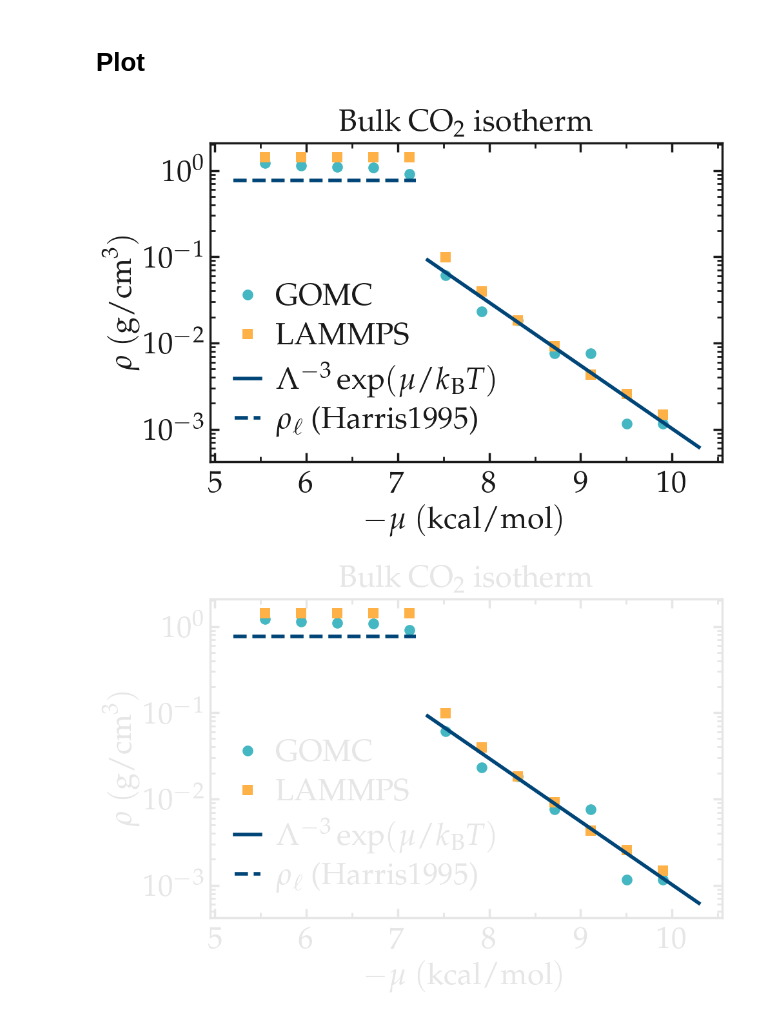
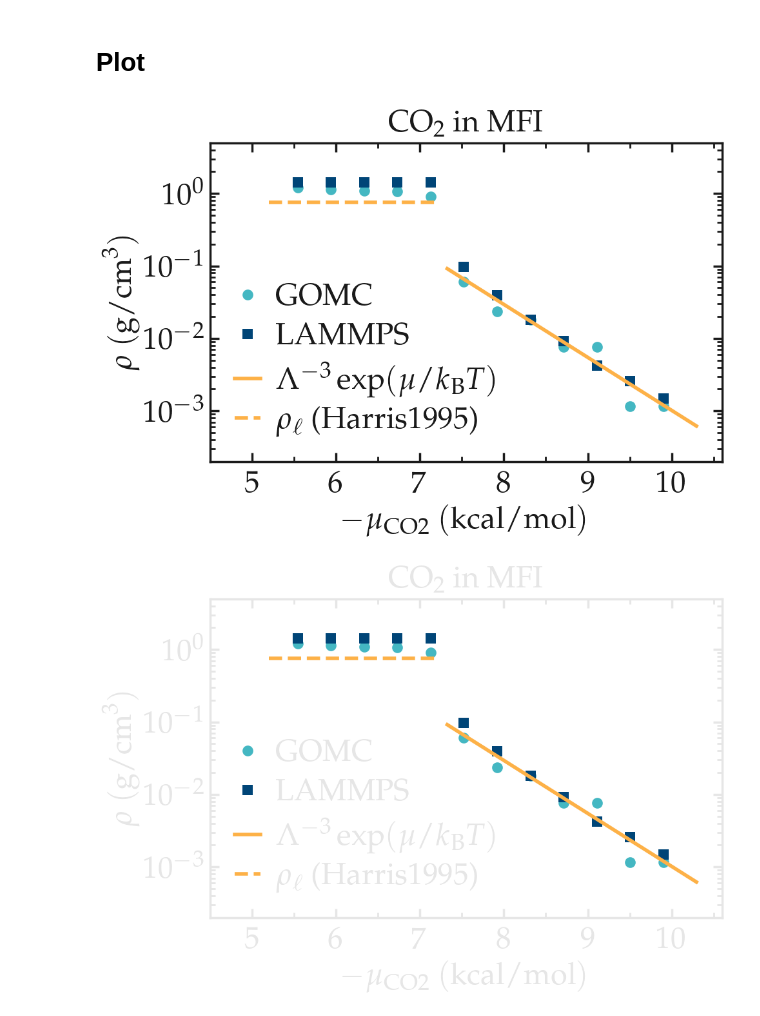
Before and after one commit to simongravelle/GOMC-inputs, a Jupyter notebook: bulk-phases/CO2/plot-isotherm.ipynb, the cells around one changed output. Drawn from its saved outputs; the diff is of its cells as text; code cells hidden in the pictures.

Commit message:
improved plot

```diff
--- a/bulk-phases/CO2/plot-isotherm.ipynb
+++ b/bulk-phases/CO2/plot-isotherm.ipynb
@@ -74,6 +17,7 @@ def scan_directory(dir_lammps):
 # %% [markdown]
 # LAMMPS data
 # %%
-lammps_dir, lammps_mu_K = scan_directory(dir_lammps = True)
-lammps_rho_g_cm3 = measure_isotherm(lammps_dir, atoms = ["CO2"], data_type = "density")
-lammps_p_atm = measure_isotherm(lammps_dir, atoms = ["CO2"], data_type = "pressure")
+lammps_dir, lammps_mu_K = scan_directory(ureg, dir_lammps = True,
+                                     binary_fluid = False)
+lammps_rho_g_cm3_CO2 = measure_isotherm(lammps_dir, ["CO2"], ureg)
+performance_lammps = evaluate_lammps_performances(lammps_dir, lammps_mu_K.magnitude)
@@ -97,6 +24,8 @@ performance_lammps = np.array(performance_lammps)
 # %% [markdown]
 # GOMC data
 # %%
-gomc_dir, gomc_mu_K = scan_directory(dir_lammps = False)
-gomc_rho_g_cm3 = measure_isotherm(gomc_dir, atoms = ["C", "O"], data_type = "density")
-gomc_p_atm = measure_isotherm(gomc_dir, atoms = ["C", "O"], data_type = "pressure")
+gomc_dir, gomc_mu_K = scan_directory(ureg, dir_lammps = False,
+                                     binary_fluid = False)
+gomc_rho_g_cm3_CO2 = measure_isotherm(gomc_dir, ["C", "O"], ureg)
+performance_gomc = evaluate_gomc_performances(gomc_dir,
+                                              gomc_mu_K.magnitude)
@@ -127,3 +34,5 @@ rho_g_cm3 = (rho_m3 * mass_CO2_g_mol / Na).to(ureg.gram/ureg.cm**3)
+# %%
+fit_rho_g_cm3, fit_mu = predict_vapor_density(ureg, mu_range = np.arange(3700, 5200), molecule="CO2")
 # %% [markdown]
 # Literature
 
@@ -133,43 +42,42 @@ Bulk liquid density at 300 K: approx 760 kg/m3 = 0.76 g/cm3 from Harris Yung J.
 # %%
 for dark_mode in [False, True]:
 
     # Initialise figure
     myplt = PltTools()
     myplt.prepare_figure(fig_size = (18,12), dark_mode = dark_mode,
                          transparency = True, n_colone = 1)
     # Panel 1
     myplt.add_panel(panel_position = [0, 0])
     myplt.add_plot(x = gomc_mu_K.magnitude*0.00198,
-                   y = gomc_rho_g_cm3.magnitude,
+                   y = gomc_rho_g_cm3_CO2.magnitude,
                    type = "semilogy",
                    marker = "o", data_color = 0,
                    markersize = 12, data_label = r"$\textrm{GOMC}$")
     myplt.add_plot(x = lammps_mu_K.magnitude*0.00198,
-                   y = lammps_rho_g_cm3.magnitude,
+                   y = lammps_rho_g_cm3_CO2.magnitude,
                    type = "semilogy",
-                   marker = "s", data_color = 1,
+                   marker = "s", data_color = 2,
                    markersize = 12, data_label = r"$\textrm{LAMMPS}$")
-    myplt.add_plot(x = mu_K.magnitude*0.00198,
-                   y = rho_g_cm3.magnitude,
+    myplt.add_plot(x = fit_mu.magnitude*0.00198,
+                   y = fit_rho_g_cm3.magnitude,
                    type = "semilogy",
-                   marker = "-", data_color = 2,
+                   marker = "-", data_color = 1,
                    data_label = r"$\Lambda^{-3} \exp(\mu/k_\mathrm{B}T)$")
     myplt.add_plot(x = np.linspace(5.2,7.2),
                    y = np.linspace(5.2,7.2)*0+0.76,
                    type = "semilogy",
-                   marker = "--", data_color = 2,
+                   marker = "--", data_color = 1,
                    data_label = r"$\rho_\ell ~ \textrm{(Harris1995)}$")
-    myplt.complete_panel(xlabel = r"$-\mu ~ (\textrm{kcal/mol})$",
+    myplt.complete_panel(xlabel = r"$-\mu_\mathrm{CO2} ~ (\textrm{kcal/mol})$",
                          ylabel = r"$\rho ~ (\textrm{g/cm}^3)$",
-                         panel_title = r"$\textrm{Bulk CO$_2$ isotherm}$",
+                         panel_title = r"$\textrm{CO$_2$ in MFI}$",
                          xpad = 10, legend=True)
-    #myplt.set_boundaries(x_boundaries = (5, 11), y_boundaries = (0, 0.6))
+    myplt.set_boundaries(x_boundaries = (4.5, 10.6), y_boundaries = (2e-4, 5))
     # Finish figure
-    # myplt.add_subplotlabels(type_label_panel = "a")
     myplt.save_figure(filename = "CO2", saving_path = './')
 # %% [output]
-[figure, old version]
+[figure, new version]
-[figure, old version]
+[figure, new version]
 # %%
 for dark_mode in [False, True]:
 
```
Also changed, not shown: parts of 8 cells of this notebook, 6 other files.
